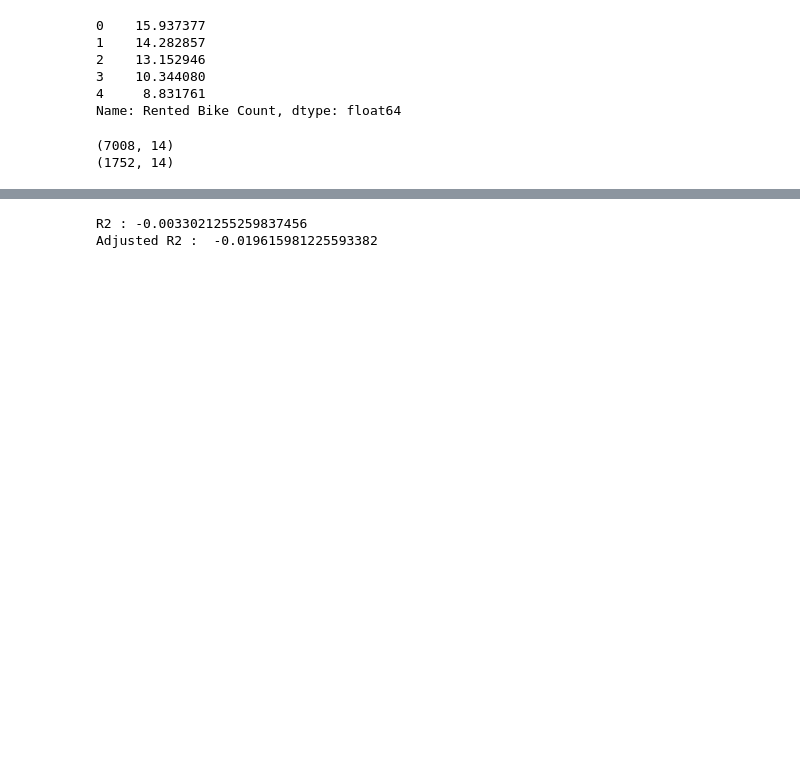
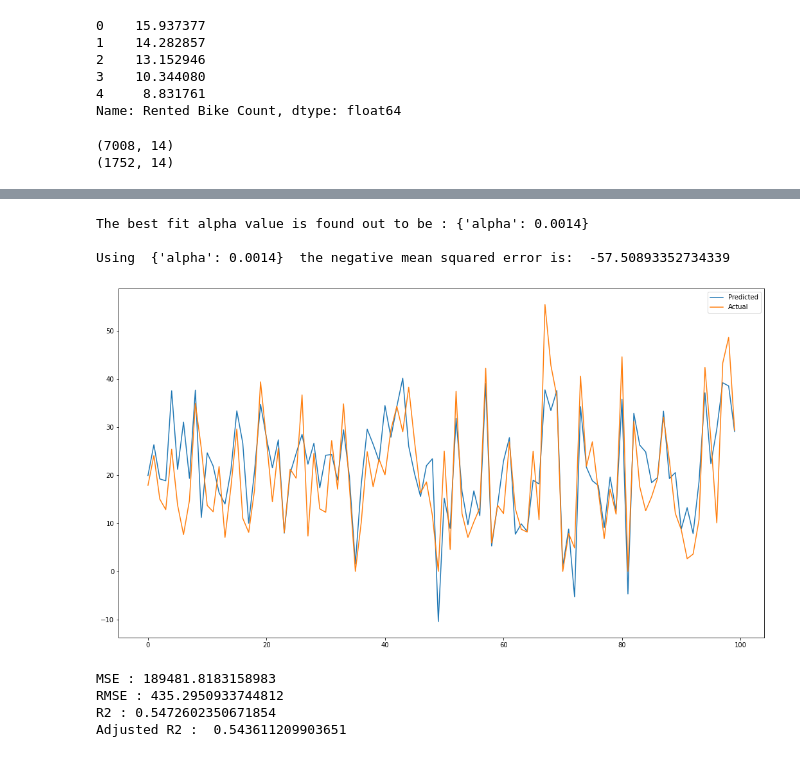
Before and after one commit to guptaprateek98/capstone_bike_sharing, a Jupyter notebook: Bike_Sharing_Demand_Prediction_Capstone_Project_(prateek).ipynb, the cells around one changed output, grey strips where cells are left out. Drawn from its saved outputs; the diff is of its cells as text; code cells hidden in the pictures; blank space fills up the shorter version.

```diff
--- a/Bike_Sharing_Demand_Prediction_Capstone_Project_(prateek).ipynb
+++ b/Bike_Sharing_Demand_Prediction_Capstone_Project_(prateek).ipynb
@@ -567,8 +609,32 @@ RMSE : 6.900241302839077e+55
+# %%
+print("The best fit alpha value is found out to be :" ,lasso_regressor.best_params_)
+print("\nUsing ",lasso_regressor.best_params_, " the negative mean squared error is: ", lasso_regressor.best_score_)
+# %% [output]
+The best fit alpha value is found out to be : {'alpha': 0.0014}
+
+Using  {'alpha': 0.0014}  the negative mean squared error is:  -57.50893352734339
+# %%
+y_pred_lasso = lasso_regressor.predict(X_test)
+# %%
+plt.figure(figsize=(18,10))
+plt.plot((y_pred_lasso)[:100])
+plt.plot((np.array(y_test)[:100]))
+plt.legend(["Predicted","Actual"])
+plt.show()
+# %% [output]
+[figure, added]
 # %%
-from sklearn.metrics import r2_score
-r2 = r2_score(10**(y_test), 10**(y_pred))
+MSE  = mean_squared_error((y_test)**2, (y_pred_lasso)**2)
+print("MSE :" , MSE)
+
+RMSE = np.sqrt(MSE)
+print("RMSE :" ,RMSE)
+
+r2 = r2_score((y_test)**2, (y_pred_lasso)**2)
 print("R2 :" ,r2)
-print("Adjusted R2 : ",1-(1-r2_score(10**(y_test), 10**(y_pred)))*((X_test.shape[0]-1)/(X_test.shape[0]-X_test.shape[1]-1)))
+print("Adjusted R2 : ",1-(1-r2_score((y_test)**2, (y_pred_lasso)**2))*((X_test.shape[0]-1)/(X_test.shape[0]-X_test.shape[1]-1)))
 # %% [output]
-R2 : -0.0033021255259837456
-Adjusted R2 :  -0.019615981225593382
+MSE : 189481.8183158983
+RMSE : 435.2950933744812
+R2 : 0.5472602350671854
+Adjusted R2 :  0.543611209903651
```
Also changed, not shown: parts of 18 cells of this notebook.
